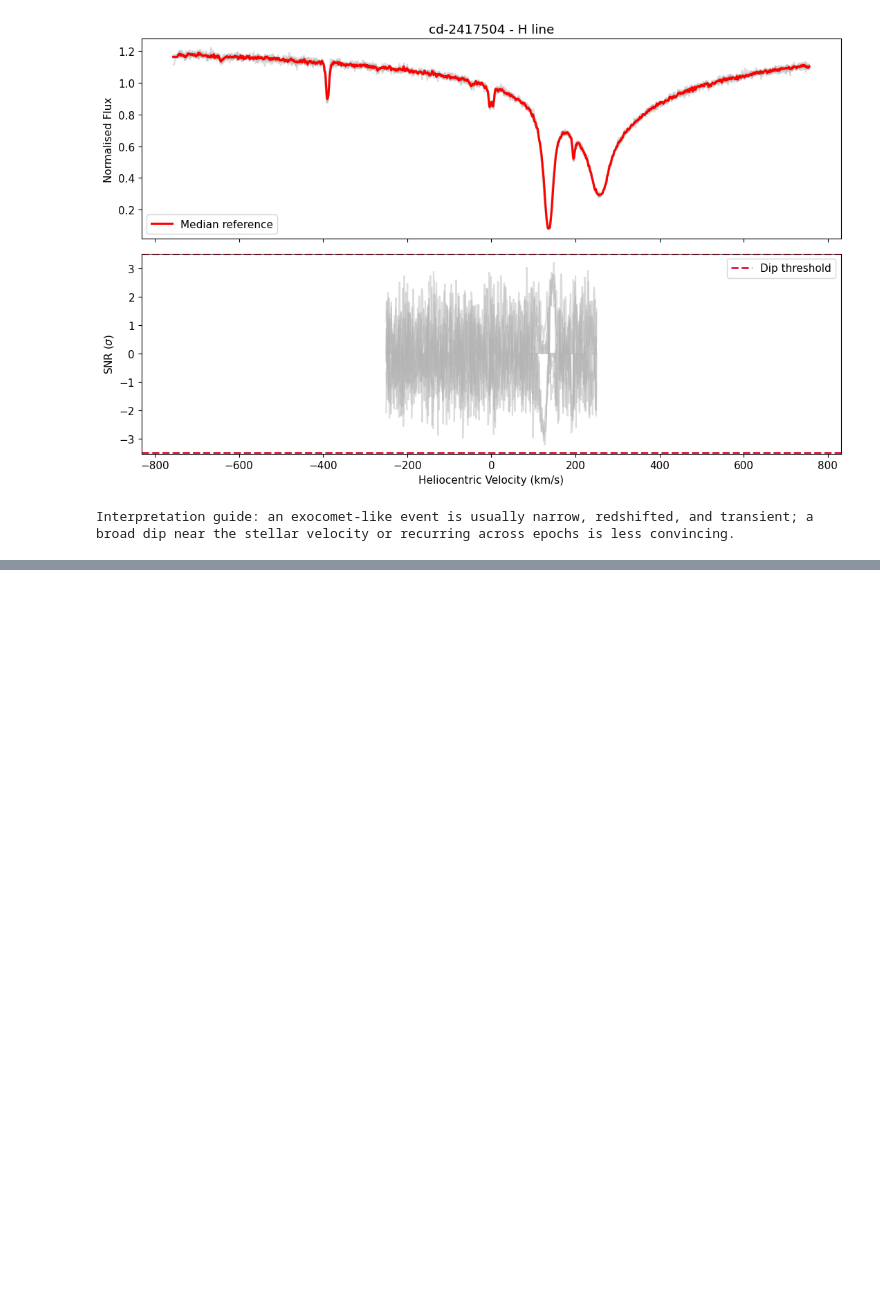
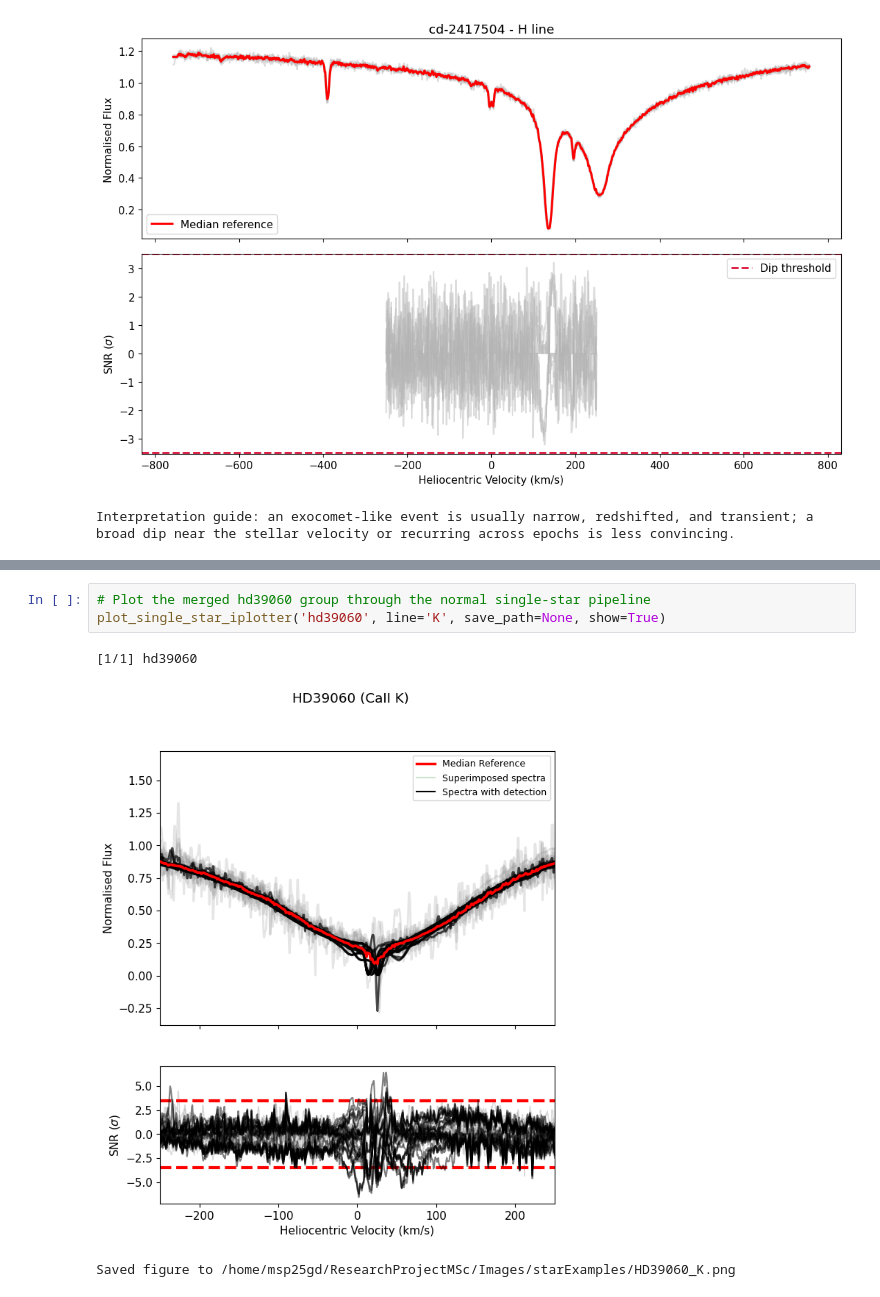
Before and after one commit to AstroHohen/ResearchProjectMSc, a Jupyter notebook: HR/search/iplotter.ipynb, the cells around one changed output, grey strips where cells are left out. Drawn from its saved outputs; the diff is of its cells as text; blank space fills up the shorter version.

```diff
--- a/HR/search/iplotter.ipynb
+++ b/HR/search/iplotter.ipynb
@@ -740,0 +1102,7 @@ Interpretation guide: an exocomet-like event is usually narrow, redshifted, and
+# %%
+# Plot the merged hd39060 group through the normal single-star pipeline
+plot_single_star_iplotter('hd39060', line='K', save_path=None, show=True)
+# %% [output]
+[1/1] hd39060
+[figure, added]
+Saved figure to /home/msp25gd/ResearchProjectMSc/Images/starExamples/HD39060_K.png
```
Also changed, not shown: parts of 8 cells of this notebook, 25 other files.
